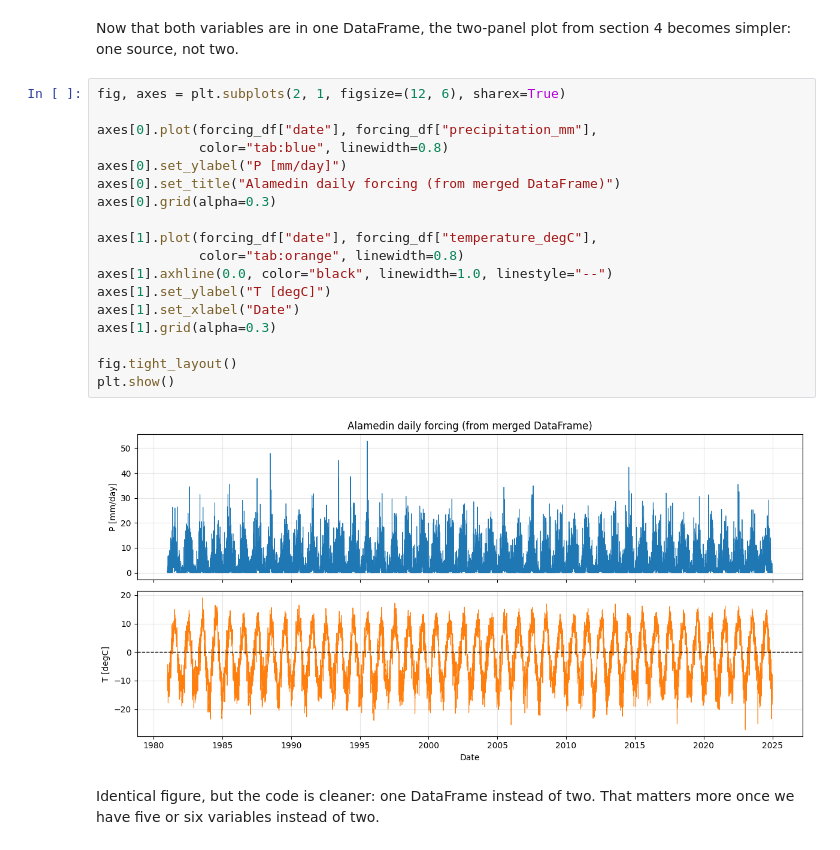
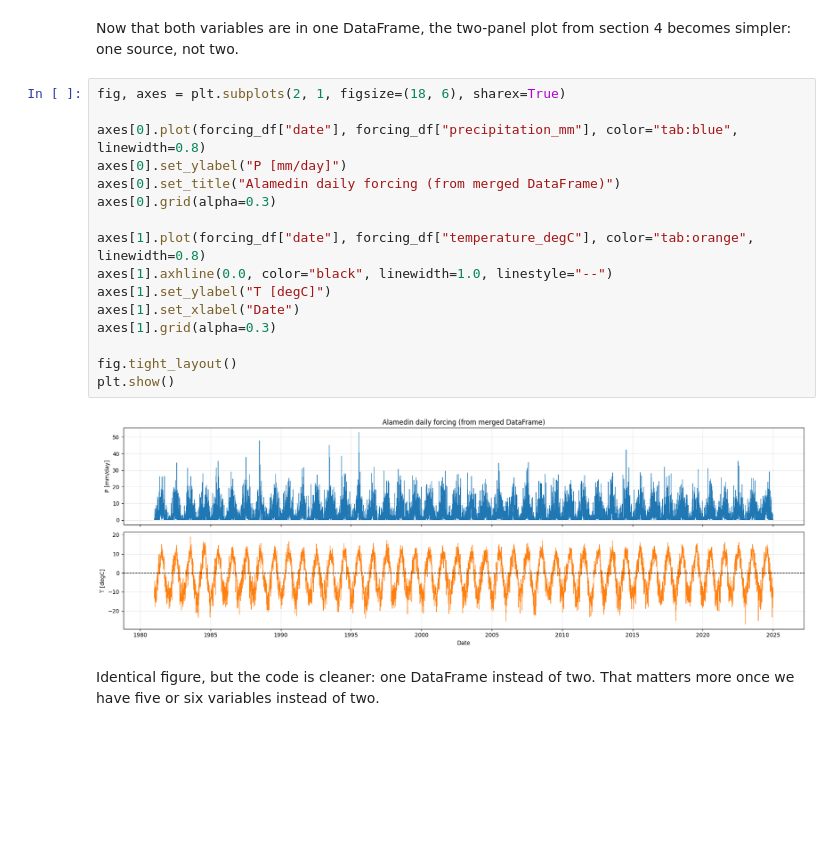
Before and after one commit to CooperBigFoot/wat-mod-GIZ, a Jupyter notebook: notebooks/05_pandas_numpy_and_plotting.ipynb, the cells around one changed output. Drawn from its saved outputs; the diff is of its cells as text; blank space fills up the shorter version.

```diff
--- a/notebooks/05_pandas_numpy_and_plotting.ipynb
+++ b/notebooks/05_pandas_numpy_and_plotting.ipynb
@@ -419,25 +409,23 @@ From this section onward, `forcing_df` is the single source of truth for Alamedi
 # %% [markdown]
 Now that both variables are in one DataFrame, the two-panel plot from section 4 becomes simpler: one source, not two.
 # %%
-fig, axes = plt.subplots(2, 1, figsize=(12, 6), sharex=True)
+fig, axes = plt.subplots(2, 1, figsize=(18, 6), sharex=True)
 
-axes[0].plot(forcing_df["date"], forcing_df["precipitation_mm"],
-             color="tab:blue", linewidth=0.8)
+axes[0].plot(forcing_df["date"], forcing_df["precipitation_mm"], color="tab:blue", linewidth=0.8)
 axes[0].set_ylabel("P [mm/day]")
 axes[0].set_title("Alamedin daily forcing (from merged DataFrame)")
 axes[0].grid(alpha=0.3)
 
-axes[1].plot(forcing_df["date"], forcing_df["temperature_degC"],
-             color="tab:orange", linewidth=0.8)
+axes[1].plot(forcing_df["date"], forcing_df["temperature_degC"], color="tab:orange", linewidth=0.8)
 axes[1].axhline(0.0, color="black", linewidth=1.0, linestyle="--")
 axes[1].set_ylabel("T [degC]")
 axes[1].set_xlabel("Date")
 axes[1].grid(alpha=0.3)
 
 fig.tight_layout()
 plt.show()
 # %% [output]
-[figure, old version]
+[figure, new version]
 # %% [markdown]
 Identical figure, but the code is cleaner: one DataFrame instead of two. That matters more once we have five or six variables instead of two.
 # %% [markdown]
```
Also changed, not shown: parts of 26 cells of this notebook, 2 other files.
